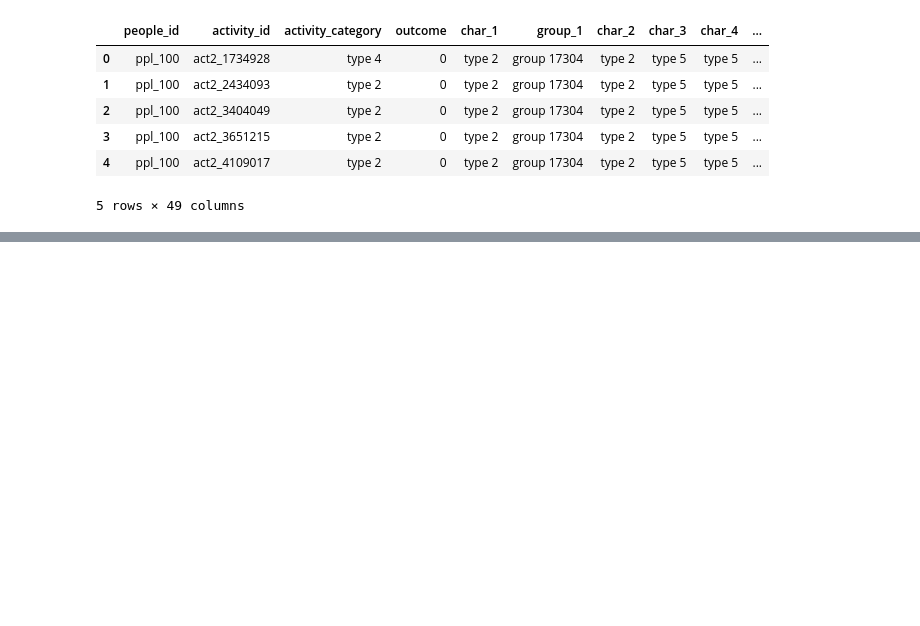
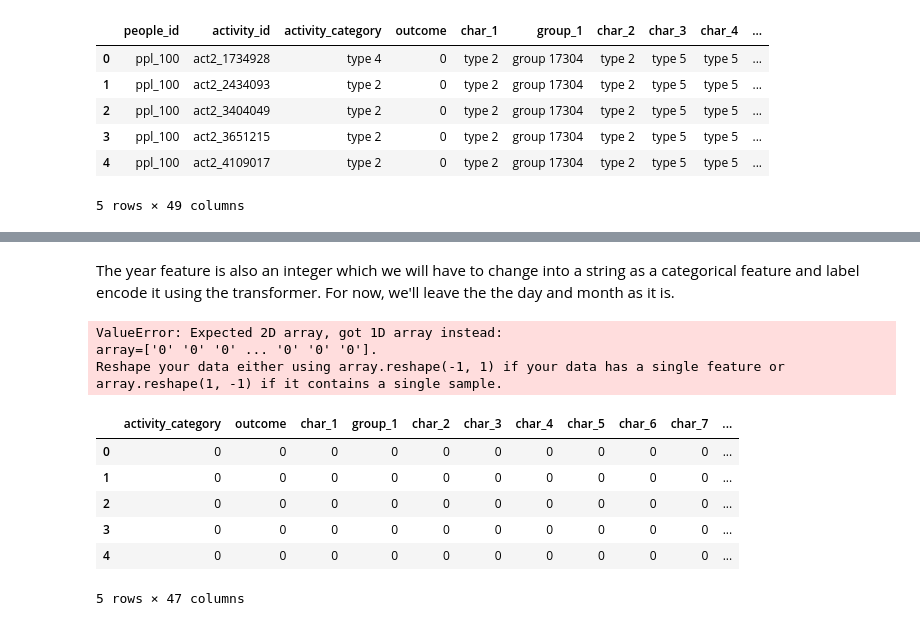
Before and after one commit to juliusmarkwei/Red-Hat-Business-Value, a Jupyter notebook: notebook/index.ipynb, the cells around one changed output, grey strips where cells are left out. Cells and saved outputs as stored; diff of their text form; code cells hidden in the pictures; blank space fills up the shorter version.

```diff
--- a/notebook/index.ipynb
+++ b/notebook/index.ipynb
@@ -295,0 +302,3 @@ new_df[columns_to_encode].head()
+# %%
+transformer = ColumnTransformer([('label_encoder', OrdinalEncoder(), columns_to_encode)], remainder='passthrough')
+new_df_2 = transformer.fit_transform(new_df)
@@ -295,0 +348,22 @@ new_df[columns_to_encode].head()
+# %% [markdown]
+<p>The year feature is also an integer which we will have to change into a string as a categorical feature and label encode it using the transformer. For now, we'll leave the the day and month as it is.</p>
+# %%
+for col in new_df_3.columns:
+    if "day" in col or "month" in col:
+        new_df_3[col] = new_df_3[col].astype(str)
+        ordinal_encoder = OrdinalEncoder()
+        new_df_3[col] = ordinal_encoder.fit_transform(new_df_3[col])
+# %% [output]
+ValueError: Expected 2D array, got 1D array instead:
+array=['0' '0' '0' ... '0' '0' '0'].
+Reshape your data either using array.reshape(-1, 1) if your data has a single feature or array.reshape(1, -1) if it contains a single sample.
+# %%
+new_df_3.head()
+# %% [output]
+|  | activity_category | outcome | char_1 | group_1 | char_2 | char_3 | char_4 | char_5 | char_6 | char_7 | ... |
+| 0 | 0 | 0 | 0 | 0 | 0 | 0 | 0 | 0 | 0 | 0 | ... |
+| 1 | 0 | 0 | 0 | 0 | 0 | 0 | 0 | 0 | 0 | 0 | ... |
+| 2 | 0 | 0 | 0 | 0 | 0 | 0 | 0 | 0 | 0 | 0 | ... |
+| 3 | 0 | 0 | 0 | 0 | 0 | 0 | 0 | 0 | 0 | 0 | ... |
+| 4 | 0 | 0 | 0 | 0 | 0 | 0 | 0 | 0 | 0 | 0 | ... |
+5 rows × 47 columns
```
Also changed, not shown: parts of 10 cells of this notebook.
